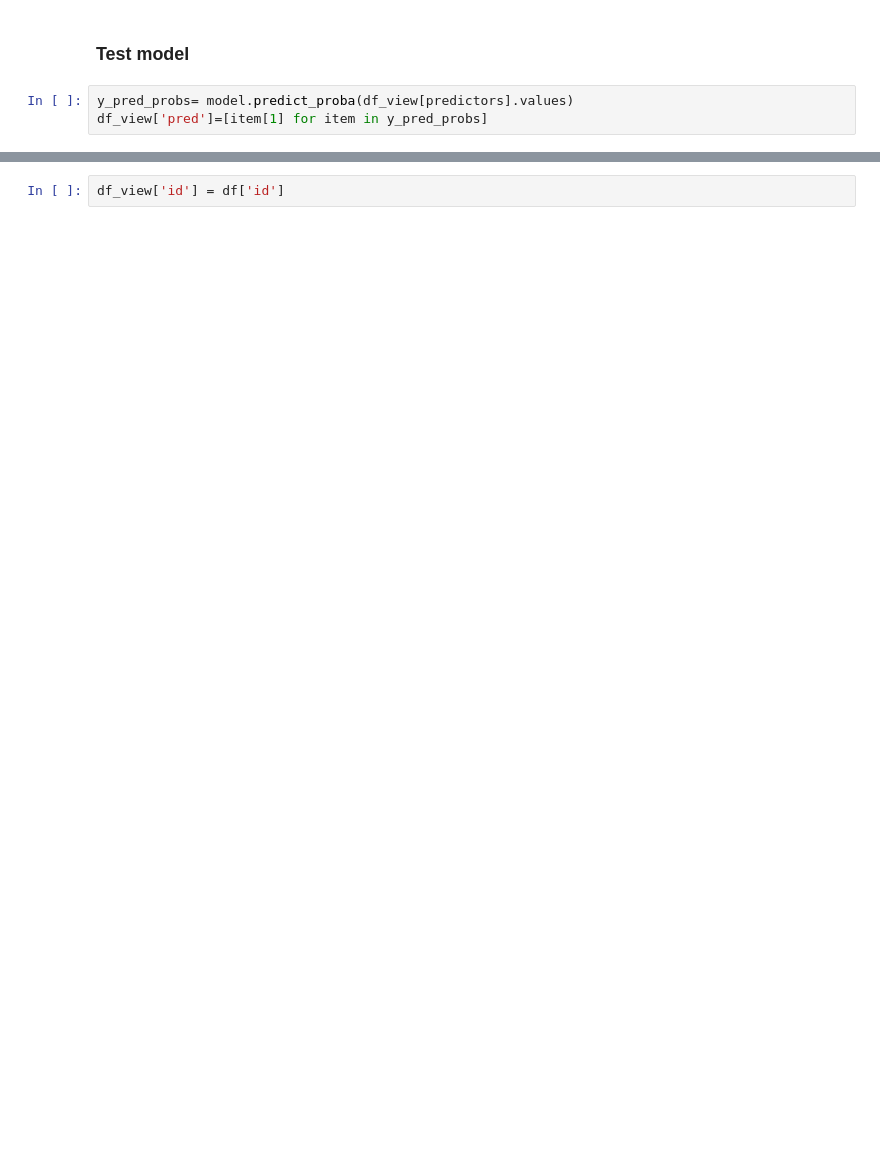
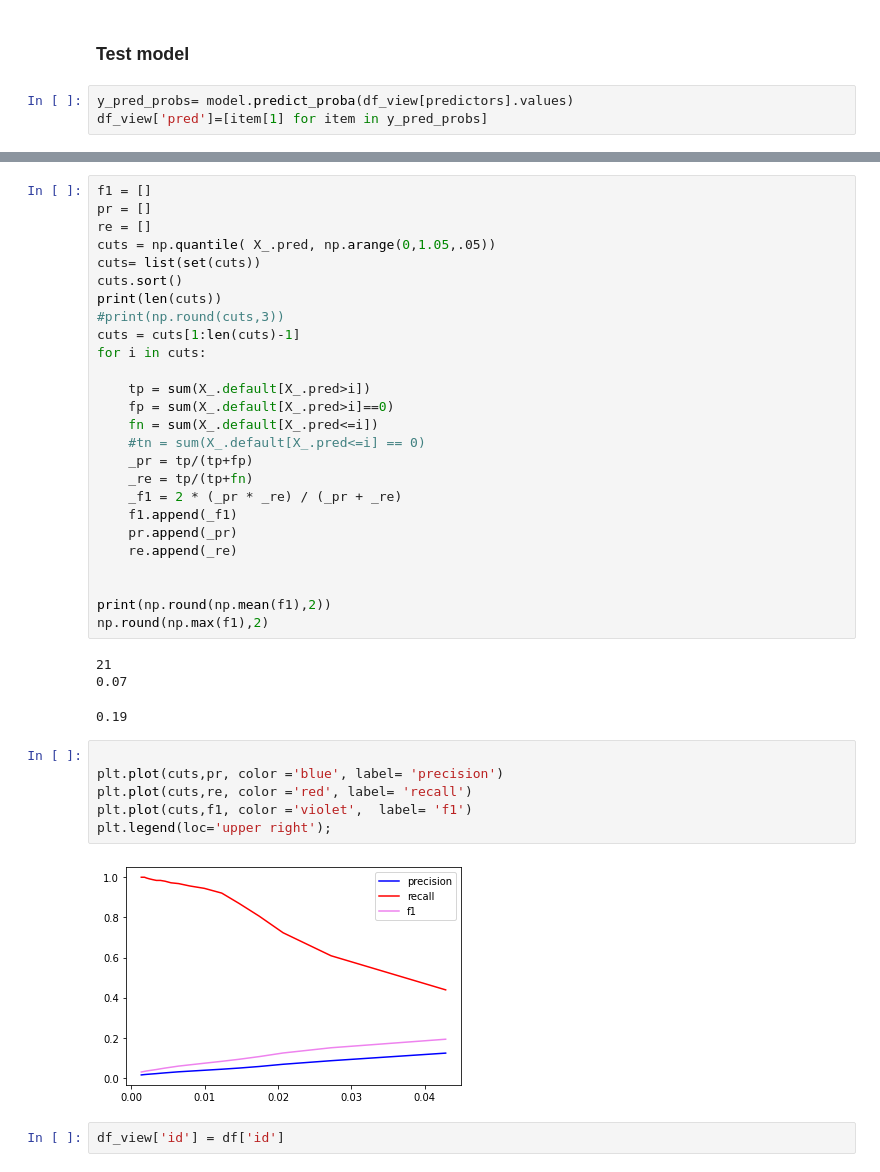
Before and after one commit to gabriela-plantie/model_examples, a Jupyter notebook: binary_models/4_model.ipynb, the cells around one changed output, grey strips where cells are left out. Saved outputs shown, nothing was run; the diff lists cells and outputs as text; blank space fills up the shorter version.

```diff
--- a/2_model.ipynb
+++ b/binary_models/4_model.ipynb
@@ -242,3 +217,41 @@ AUC: 0.9037825002606973
+# %%
+f1 = []
+pr = []
+re = []
+cuts = np.quantile( X_.pred, np.arange(0,1.05,.05))
+cuts= list(set(cuts))
+cuts.sort()
+print(len(cuts))
+#print(np.round(cuts,3))
+cuts = cuts[1:len(cuts)-1]
+for i in cuts:
+
+    tp = sum(X_.default[X_.pred>i])
+    fp = sum(X_.default[X_.pred>i]==0)
+    fn = sum(X_.default[X_.pred<=i])
+    #tn = sum(X_.default[X_.pred<=i] == 0)
+    _pr = tp/(tp+fp)
+    _re = tp/(tp+fn)
+    _f1 = 2 * (_pr * _re) / (_pr + _re)
+    f1.append(_f1)
+    pr.append(_pr)
+    re.append(_re)
+
+
+print(np.round(np.mean(f1),2))
+np.round(np.max(f1),2)
+# %% [output]
+21
+0.07
+0.19
+# %%
+
+plt.plot(cuts,pr, color ='blue', label= 'precision')
+plt.plot(cuts,re, color ='red', label= 'recall')
+plt.plot(cuts,f1, color ='violet',  label= 'f1')
+plt.legend(loc='upper right');
+# %% [output]
+[figure, added]
 # %%
 df_view['id'] = df['id']
 # %%
```
Also changed, not shown: parts of 20 cells of this notebook, 3 other files.
